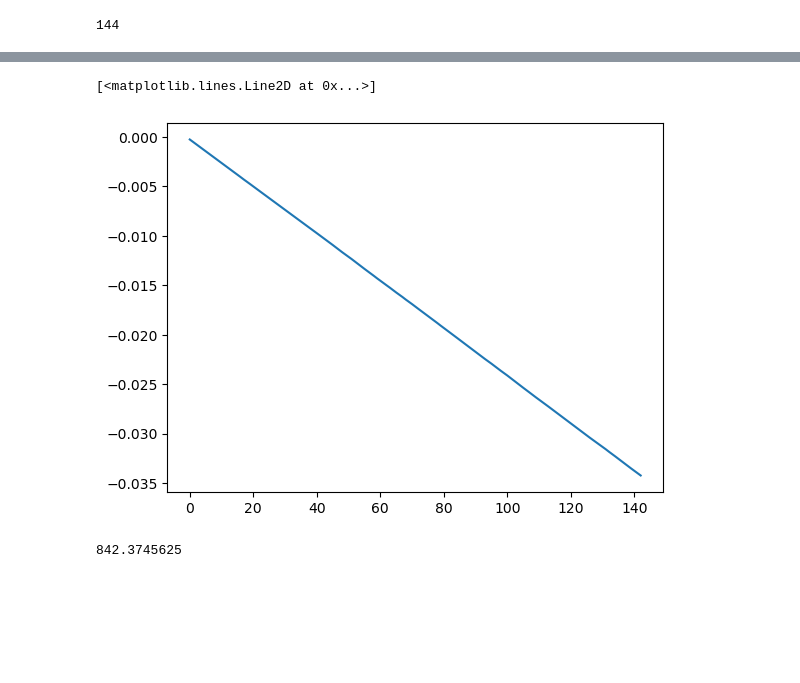
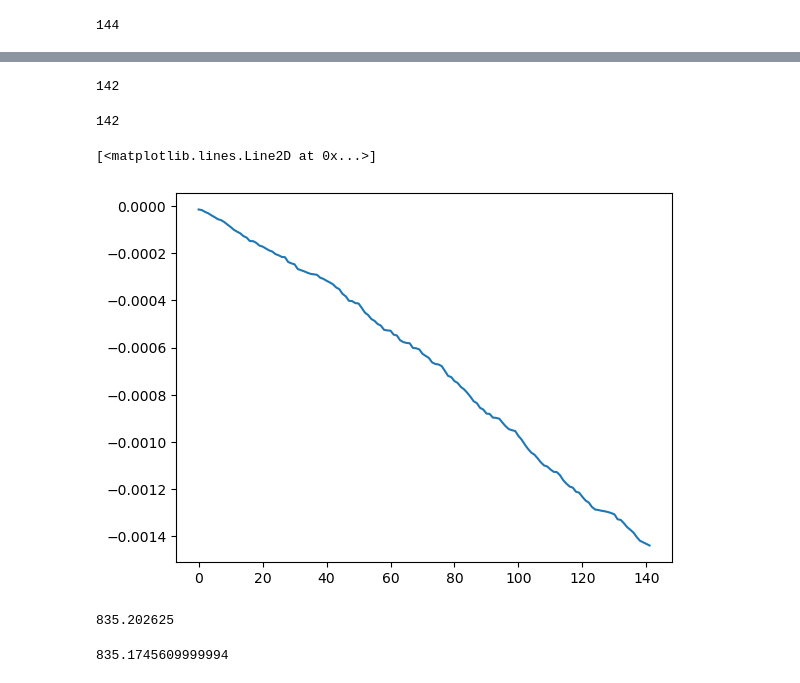
Before and after one commit to xiaolongwu0713/python, a Jupyter notebook: speech_pinyin/padding_missing_audio.ipynb, the cells around one changed output, grey strips where cells are left out. Cells and saved outputs as stored; diff of their text form; code cells hidden in the pictures; blank space fills up the shorter version.

```diff
--- a/speech_pinyin/padding_missing_audio.ipynb
+++ b/speech_pinyin/padding_missing_audio.ipynb
@@ -36,7 +36,7 @@ print(len(trial_begins))
 # remove the beep
 audio_clean=[]
 lengths=[]
-for i in range(len(trial_begins)-1):
+for i in range(len(trial_begins)):
     if i==len(trial_begins)-1:
         trial_start=trial_begins[i]
         tmp=audio[trial_start:]
@@ -58,6 +58,6 @@ plt.plot(lengths)
 # %%
 lengths2=np.load(folder+'/processed/session3'+'_trial_length_EEG.npy', allow_pickle=True) # 144
-lengths2=lengths2[:-1]
+#lengths2=lengths2[1:-1]
 plt.plot(lengths2)
 # %% [output]
 [<matplotlib.lines.Line2D at 0x...>]
@@ -74,16 +74,26 @@ plt.plot(accum)
 import math
 audio_clean2=[]
 lengths3=[]
-for i in range(len(trial_begins)-1):
-    if i==len(trial_begins)-1:
+lengths3.append(0)
+for i in range(len(trial_begins)):
+    if 0<i<len(trial_begins)-1: # discard the first and the last trials
         trial_start=trial_begins[i]
-        tmp=audio[trial_start:]
-    else:
-        trial_start=trial_begins[i]
-        trial_stop=int(trial_start+lengths2[i]*48000)#trial_begins[i+1]-6
-        tmp=audio[trial_start:trial_stop+12]
-    length=len(tmp)
-    lengths3.append(length/48000)
-    audio_clean2.append(tmp)
+        trial_stop=trial_begins[i+1]-6
+        audio_length=trial_stop-trial_start
+        eeg_length=int(lengths2[i]*48000)#trial_begins[i+1]-6
+
+        padding_len=eeg_length-audio_length
+        if padding_len>0:
+            tmp=audio[trial_start:trial_stop]
+            padding=[0,]*(padding_len)
+            tmp=np.concatenate((tmp,np.asarray(padding)))
+        elif padding_len<=0:
+            tmp=audio[trial_start:(trial_start+eeg_length)]
+        extra=np.asarray([0]*10)
+        tmp=np.concatenate((tmp,extra))
+        length_tmp=len(tmp)
+        lengths3.append(length_tmp/48000)
+        audio_clean2.append(tmp)
+lengths3.append(0)
 print(len(audio_clean2))
 # %% [output]
@@ -91,15 +106,28 @@ print(len(audio_clean2))
+# %%
+len(differences2)
+# %% [output]
+142
+# %%
+len(accum)
+# %% [output]
+142
 # %%
-differences2=[lengths2[i]-lengths3[i] for i in range(len(lengths2))]
+differences2=[lengths2[i]-lengths3[i] for i in range(1,len(lengths2)-1)]
 accum=np.cumsum(differences2)#
 plt.plot(accum)
 # %% [output]
 [<matplotlib.lines.Line2D at 0x...>]
-[figure, old version]
+[figure, new version]
 # %%
 # stitch up the audio data
 tmp=np.asarray(list(itertools.chain(*audio_clean2)))
-print(len(tmp)/48000) #ceil:842.3416666666667  #floor: 842.3388125  EEG: 842.376
+print(len(tmp)/48000) #ceil:842.3416666666667  #floor: 842.3388125  EEG: first trial + 835.21=842.376
 # %% [output]
-842.3745625
+835.202625
+# %%
+a=np.cumsum(lengths2[1:-1])
+a[-1]
+# %% [output]
+835.1745609999994
 # %%
 
```
Also changed, not shown: parts of 7 cells of this notebook, 2 other files.
